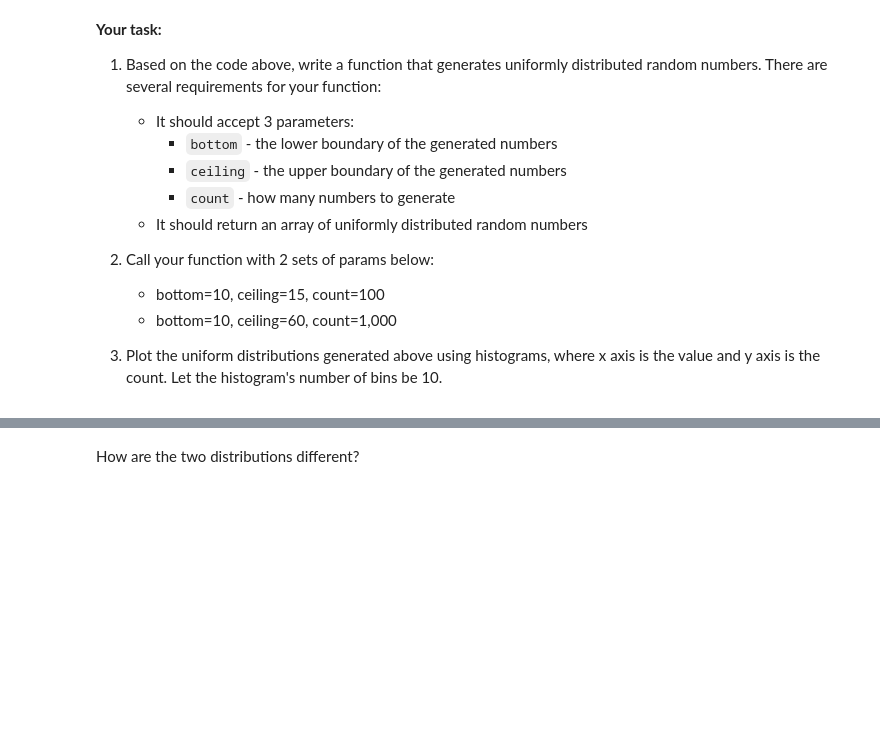
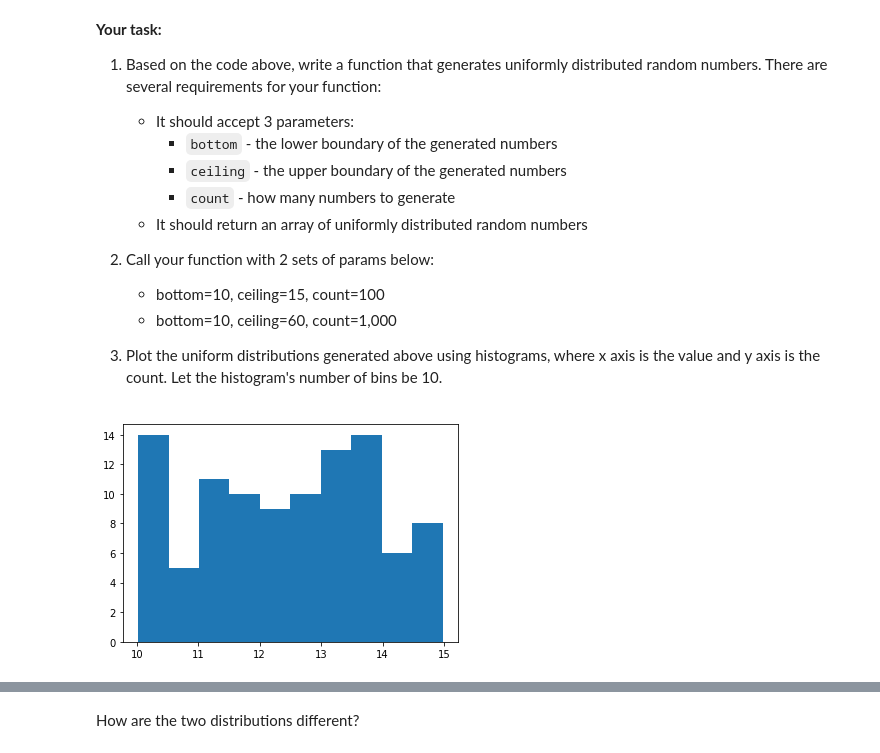
Before and after one commit to ta-datapt-bcn/lab-cont-probability-distribution, a Jupyter notebook: your_code/main.ipynb, the cells around one changed output, grey strips where cells are left out. Saved outputs shown, nothing was run; the diff lists cells and outputs as text; code cells hidden in the pictures; blank space fills up the shorter version.

```diff
--- a/your_code/main.ipynb
+++ b/your_code/main.ipynb
@@ -45,0 +48,17 @@ print(randoms)
+# %%
+# your code here
+def uniformhell(bottom,ceiling,count):
+    count = uniform.rvs(size=100)
+    bottom = bottom
+    ceiling = ceiling
+    randoms  = bottom + (ceiling-bottom)*count
+    return randoms
+# %%
+a = uniformhell(10,15,100)
+b = uniformhell(10,60,1000)
+# %%
+bins = 10
+plt.hist(a,bins=bins)
+plt.show()
+# %% [output]
+[figure, added]
```
Also changed, not shown: parts of 19 cells of this notebook, 2 other files.
